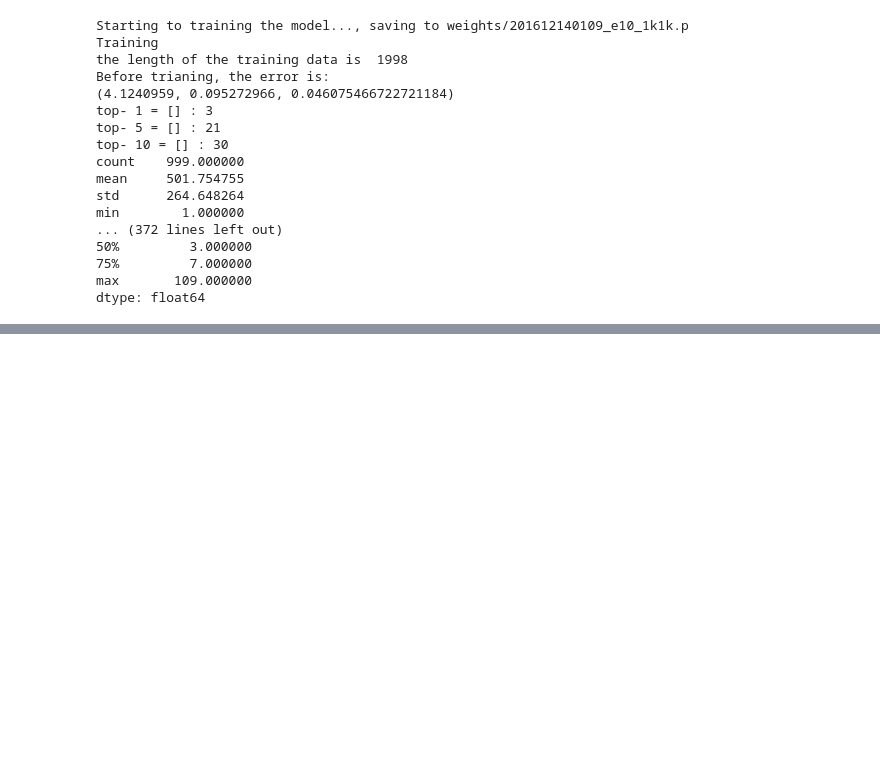
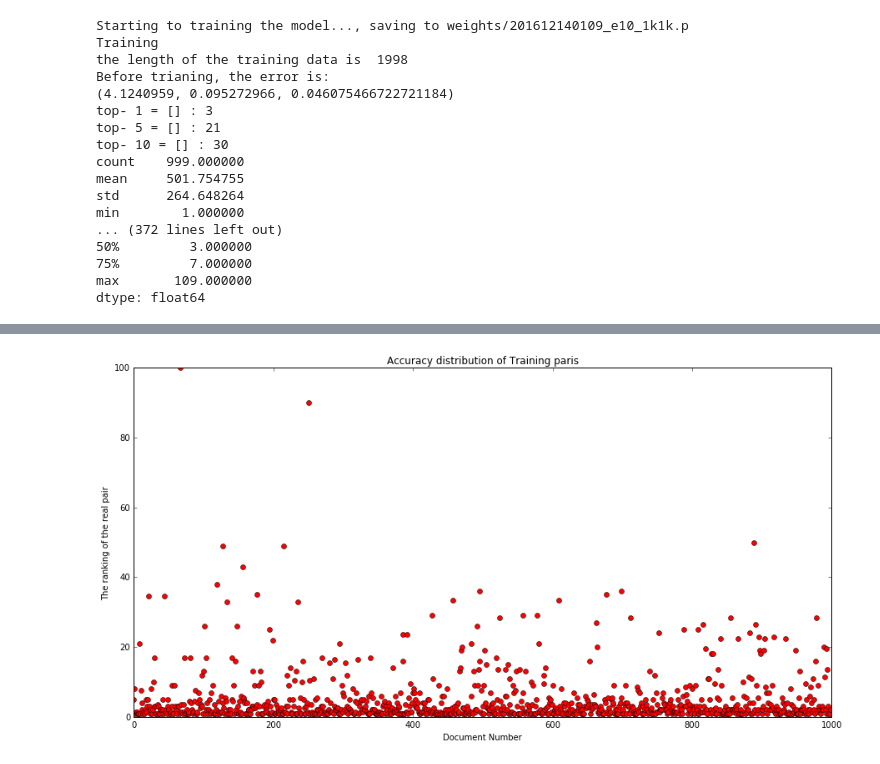
Before and after one commit to liuenda/LiuSTM, a Jupyter notebook: 2017-1-3(1).ipynb, the cells around one changed output, grey strips where cells are left out. Cells and saved outputs as stored; diff of their text form; code cells hidden in the pictures; blank space fills up the shorter version.

```diff
--- a/2017-1-3(1).ipynb
+++ b/2017-1-3(1).ipynb
@@ -49,0 +138,12 @@ dtype: float64
+# %%
+%matplotlib inline
+import matplotlib.pyplot as plt
+import matplotlib
+matplotlib.rcParams['figure.figsize'] = (15.0, 7.5)
+plt.title('Accuracy distribution of Training paris')
+plt.plot(rank_results_train,'ro')
+plt.xlabel('Document Number')
+plt.ylabel('The ranking of the real pair')
+plt.show()
+# %% [output]
+[figure, added]
```
Also changed, not shown: parts of 6 cells of this notebook, 2 other files.
